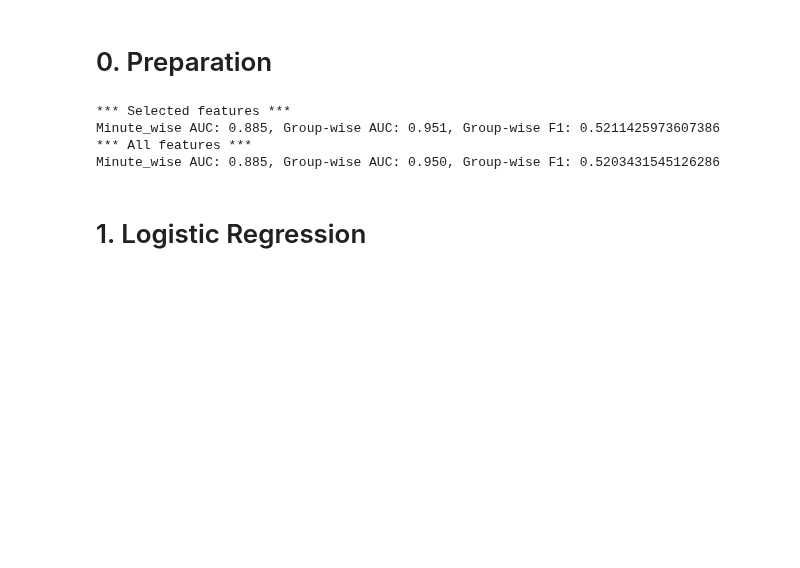
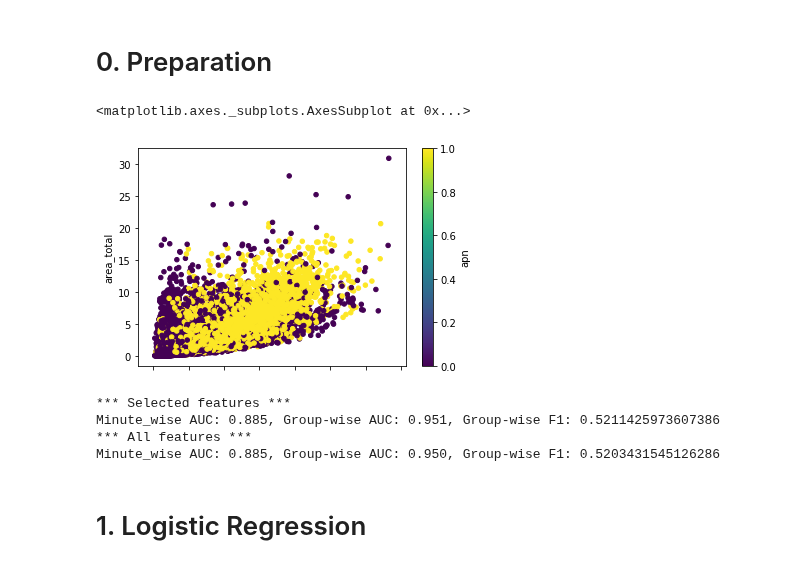
Before and after one commit to ChiQiao/Apnea-ECG, a Jupyter notebook: scripts/3_Model_comparison.ipynb, the cells around one changed output. Saved outputs shown, nothing was run; the diff lists cells and outputs as text; code cells hidden in the pictures; blank space fills up the shorter version.

```diff
--- a/scripts/3_Model_comparison.ipynb
+++ b/scripts/3_Model_comparison.ipynb
@@ -35,6 +35,11 @@ file_test = pd.read_csv('../resources/File_test.csv')
 df_test = pd.DataFrame()
 for file in file_test['file']:
     df_test = df_test.append(pd.read_csv(f'../features/{file}.csv'), ignore_index=True)
+# %%
+df_train.plot.scatter(x='std_1min', y='area_total', c='apn', colormap='viridis')
+# %% [output]
+<matplotlib.axes._subplots.AxesSubplot at 0x...>
+[figure, added]
 # %%
 # Test for selected features & all features
 mdl=LogisticRegression(max_iter=1e4)
```
Also changed, not shown: 1 other file.
